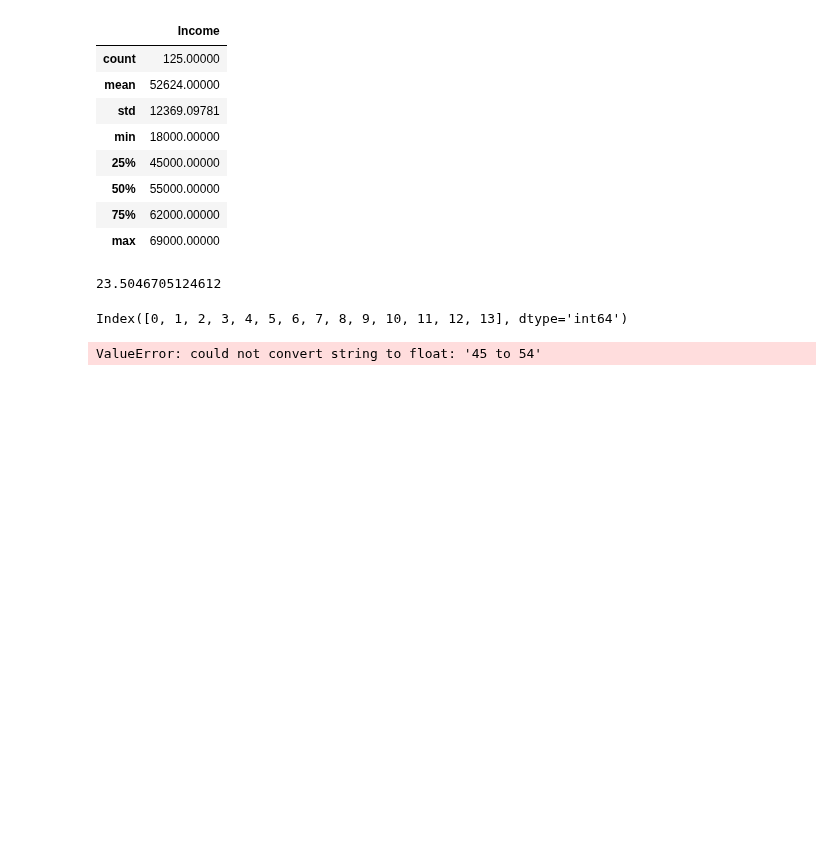
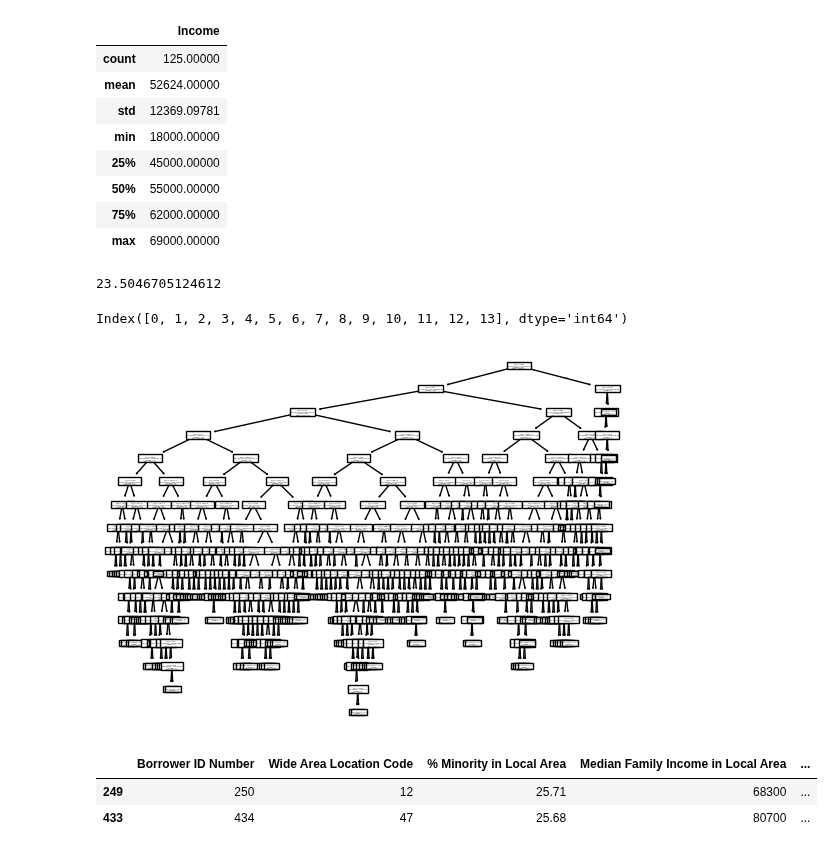
Before and after one commit to KunalNeon/CommBank, a Jupyter notebook: dataSet.ipynb, the cells around one changed output. Saved outputs shown, nothing was run; the diff lists cells and outputs as text; code cells hidden in the pictures; blank space fills up the shorter version.

```diff
--- a/dataSet.ipynb
+++ b/dataSet.ipynb
@@ -361,18 +361,26 @@ dataSet.columns
 # %% [output]
 Index([0, 1, 2, 3, 4, 5, 6, 7, 8, 9, 10, 11, 12, 13], dtype='int64')
 # %%
-from sklearn.tree import DecisionTreeRegressor
+from sklearn.tree import DecisionTreeRegressor, plot_tree
 from sklearn.model_selection import train_test_split
 from sklearn.metrics import mean_squared_error, r2_score
-X=dataSet.drop("Borrower Annual Income",axis=1)
+X=dataSet.drop(["Borrower Annual Income", "Age of Borrower"],axis=1)
 y=dataSet["Borrower Annual Income"]
 X_train,X_test, y_train, y_test=train_test_split(X,y, test_size=0.2, random_state=42)
 model = DecisionTreeRegressor(
     criterion='squared_error',
     max_depth=None,
     random_state=42
 )
 model.fit(X_train, y_train)
+plot_tree(model)
+myplot.show()
 # %% [output]
-ValueError: could not convert string to float: '45 to 54'
+[figure, added]
+# %%
+X_train[:2]
+# %% [output]
+|  | Borrower ID Number | Wide Area Location Code | % Minority in Local Area | Median Family Income in Local Area | ... |
+| 249 | 250 | 12 | 25.71 | 68300 | ... |
+| 433 | 434 | 47 | 25.68 | 80700 | ... |
 # %%
```
Also changed, not shown: parts of 3 cells of this notebook.
